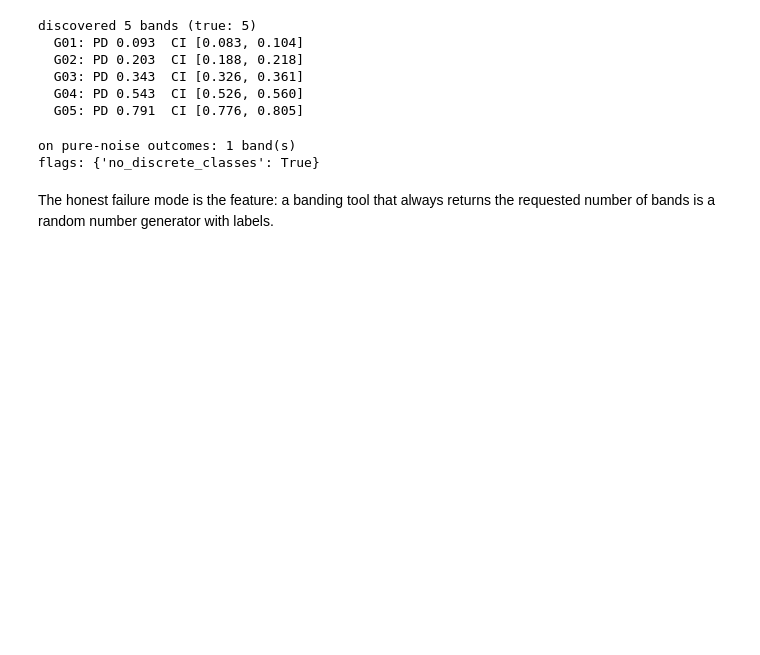
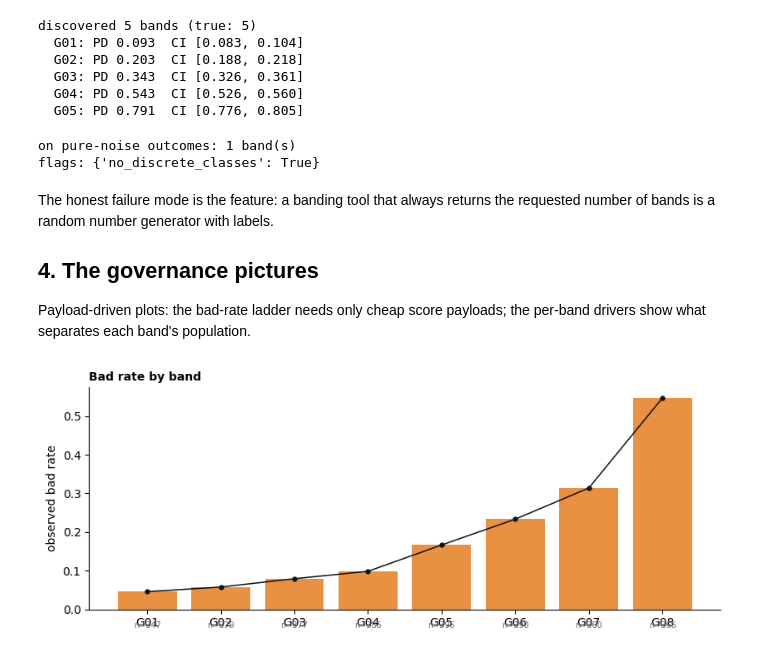
Before and after one commit to orgoca/CompileML, a Jupyter notebook: examples/03_governance.ipynb, the cells around one changed output. Cells and saved outputs as stored; diff of their text form; code cells hidden in the pictures; blank space fills up the shorter version.

```diff
--- a/examples/03_governance.ipynb
+++ b/examples/03_governance.ipynb
@@ -165,3 +165,18 @@ flags: {'no_discrete_classes': True}
 # %% [markdown]
 The honest failure mode is the feature: a banding tool that always returns
 the requested number of bands is a random number generator with labels.
+
+## 4. The governance pictures
+
+Payload-driven plots: the bad-rate ladder needs only cheap score payloads;
+the per-band drivers show what separates each band's population.
+# %%
+import matplotlib.pyplot as plt
+from compileml.runtime import decide
+from compileml.viz import band_ladder, band_drivers
+
+score_payloads = [decide(artifact, [float(v) for v in r], explain=False) for r in X[:3000]]
+fig, _ = band_ladder(score_payloads, y[:3000])
+plt.show()
+# %% [output]
+[figure, added]
```
Also changed, not shown: parts of 1 cell of this notebook, 16 other files.
